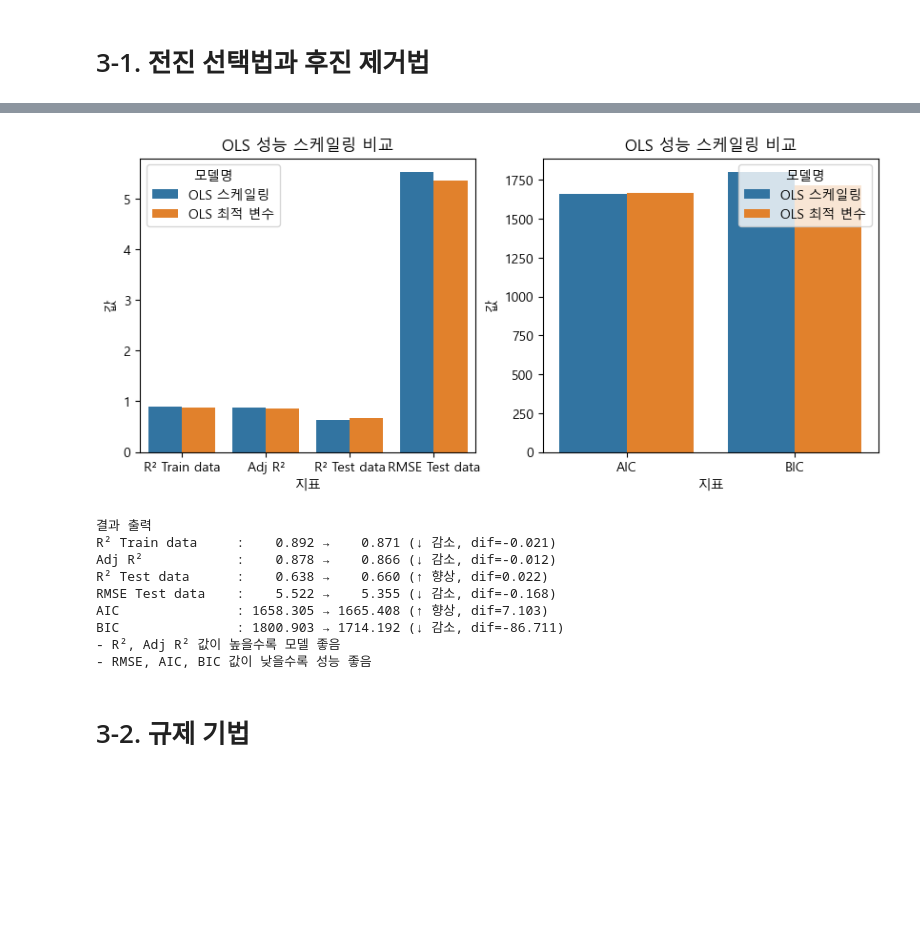
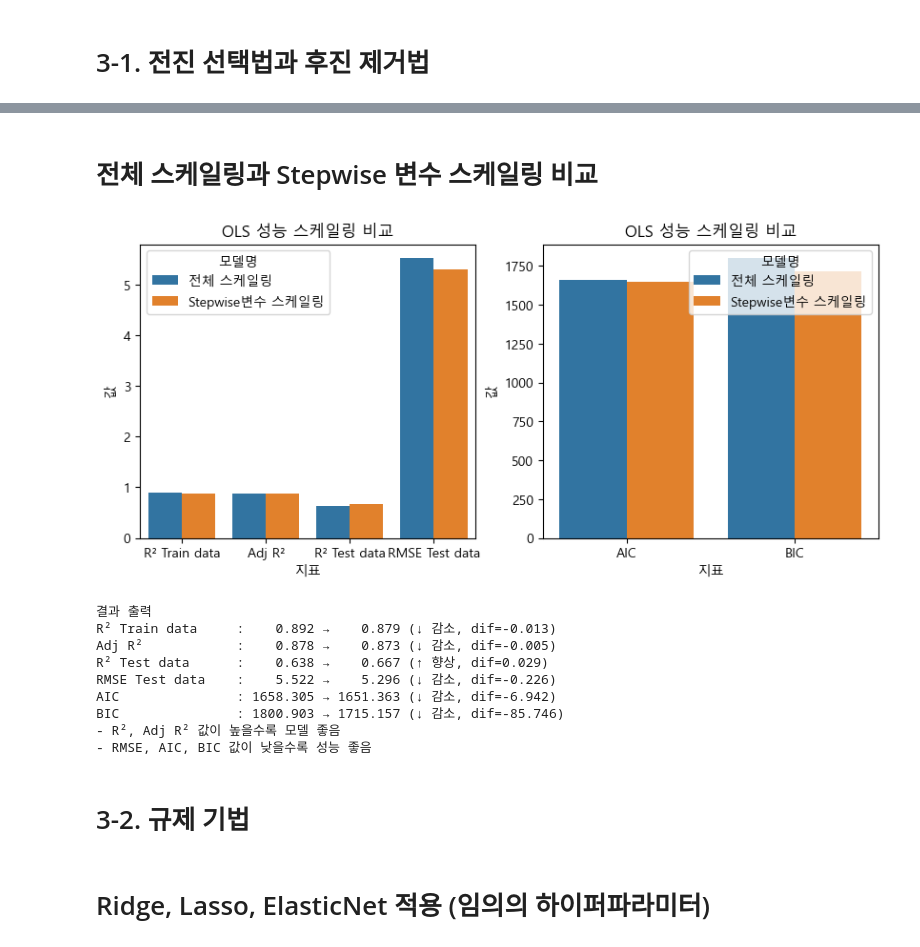
Before and after one commit to dbehdrbs0806/4th_2sem, a Jupyter notebook: BigDataAnalysis/HousingData_Analysis.ipynb, the cells around one changed output, grey strips where cells are left out. Cells and saved outputs as stored; diff of their text form; code cells hidden in the pictures; blank space fills up the shorter version.

```diff
--- a/BigDataAnalysis/HousingData_Analysis.ipynb
+++ b/BigDataAnalysis/HousingData_Analysis.ipynb
@@ -244,6 +287,6 @@ R²  : 0.6464
 # %%
 results = {
-    "모델명": ["OLS 원본", "OLS 스케일링"],
+    "모델명": ["원본 데이터", "테스트 스케일링"],
     "R² Train data": [ols_origin.rsquared, ols_test_scaled.rsquared],
     "Adj R²": [ols_origin.rsquared_adj, ols_test_scaled.rsquared_adj],
     "R² Test data" : [r2_ols_origin, r2_ols_test_scaled],
@@ -399,7 +467,7 @@ RMSE: 5.5222
 R²  : 0.6385
 # %%
 results = {
-    "모델명": ["OLS 테스트 스케일링", "OLS 스케일링"],
+    "모델명": ["테스트 스케일링", "전체 스케일링"],
     "R² Train data": [ols_test_scaled.rsquared, ols_scaled.rsquared],
     "Adj R²": [ols_test_scaled.rsquared_adj, ols_scaled.rsquared_adj],
     "R² Test data" : [r2_ols_test_scaled, r2_ols_scaled],
@@ -508,14 +579,0 @@ CV R2: 0.8446
-# %%
-X_train_sm2 = sm.add_constant(x_train_sm[best_forward])
-X_test_sm2 = sm.add_constant(x_test_sm[best_forward])
-
-ols_stepwise_scaled = sm.OLS(y_train, X_train_sm2).fit()
-print(ols_stepwise_scaled.summary())
-
-# 성능 평가
-y_pred = ols_stepwise_scaled.predict(X_test_sm2)
-rmse_ols_stepwise_scaled = np.sqrt(np.mean((y_test - y_pred)**2))
-r2_ols_stepwise_scaled = 1 - np.sum((y_test - y_pred)**2) / np.sum((y_test - y_test.mean())**2)
-
-print(f"RMSE: {rmse_ols_stepwise_scaled:.4f}")
-print(f"R²  : {r2_ols_stepwise_scaled:.4f}")
@@ -539,0 +582,15 @@ R²  : 0.6601
+# %%
+# 위 Stepwise 결과 중 성능 높은 결과로 진행
+X_train_sm2 = sm.add_constant(x_train_all[selected_features])
+X_test_sm2 = sm.add_constant(x_test_all[selected_features])
+
+ols_stepwise_scaled = sm.OLS(y_train, X_train_sm2).fit()
+print(ols_stepwise_scaled.summary())
+
+# 성능 평가
+y_pred = ols_stepwise_scaled.predict(X_test_sm2)
+rmse_ols_stepwise_scaled = np.sqrt(np.mean((y_test - y_pred)**2))
+r2_ols_stepwise_scaled = 1 - np.sum((y_test - y_pred)**2) / np.sum((y_test - y_test.mean())**2)
+
+print(f"RMSE: {rmse_ols_stepwise_scaled:.4f}")
+print(f"R²  : {r2_ols_stepwise_scaled:.4f}")
@@ -540,6 +615,8 @@ R²  : 0.6601
+# %% [markdown]
+# 전체 스케일링과 Stepwise 변수 스케일링 비교
 # %%
 results = {
-    "모델명": ["OLS 스케일링", "OLS 최적 변수"],
+    "모델명": ["전체 스케일링", "Stepwise변수 스케일링"],
     "R² Train data": [ols_scaled.rsquared, ols_stepwise_scaled.rsquared],
     "Adj R²": [ols_scaled.rsquared_adj, ols_stepwise_scaled.rsquared_adj],
     "R² Test data" : [r2_ols_scaled, r2_ols_stepwise_scaled],
@@ -550,45 +627,47 @@ results = {
 compare_df = pd.DataFrame(results)
 plot1 = compare_df.melt(id_vars="모델명",
                         value_vars=["R² Train data", "Adj R²", "R² Test data", "RMSE Test data"],
                         var_name="지표", value_name="값")
 
 plot2 = compare_df.melt(id_vars="모델명",
                         value_vars=["AIC", "BIC"],
                         var_name="지표", value_name="값")
 
 # 시각화
 fig, axes = plt.subplots(1, 2, figsize=(10, 4))
 
 sns.barplot(data=plot1, x="지표", y="값", hue="모델명", ax=axes[0])
 axes[0].set_title("OLS 성능 스케일링 비교")
 
 sns.barplot(data=plot2, x="지표", y="값", hue="모델명", ax=axes[1])
 axes[1].set_title("OLS 성능 스케일링 비교")
 plt.show()
 
 print("결과 출력")
 for col in compare_df.columns[1:]:
     val1 = compare_df.loc[0, col]
     val2 = compare_df.loc[1, col]
     diff = val2 - val1
     trend = "↑ 향상" if diff > 0 else "↓ 감소" if diff < 0 else "-"
     print(f"{col:<18}: {val1:>8.3f} → {val2:>8.3f} ({trend}, dif={diff:.3f})")
 
 print("- R², Adj R² 값이 높을수록 모델 좋음")
 print("- RMSE, AIC, BIC 값이 낮을수록 성능 좋음")
 # %% [output]
-[figure, old version]
+[figure, new version]
 결과 출력
-R² Train data     :    0.892 →    0.871 (↓ 감소, dif=-0.021)
-Adj R²            :    0.878 →    0.866 (↓ 감소, dif=-0.012)
-R² Test data      :    0.638 →    0.660 (↑ 향상, dif=0.022)
-RMSE Test data    :    5.522 →    5.355 (↓ 감소, dif=-0.168)
-AIC               : 1658.305 → 1665.408 (↑ 향상, dif=7.103)
-BIC               : 1800.903 → 1714.192 (↓ 감소, dif=-86.711)
+R² Train data     :    0.892 →    0.879 (↓ 감소, dif=-0.013)
+Adj R²            :    0.878 →    0.873 (↓ 감소, dif=-0.005)
+R² Test data      :    0.638 →    0.667 (↑ 향상, dif=0.029)
+RMSE Test data    :    5.522 →    5.296 (↓ 감소, dif=-0.226)
+AIC               : 1658.305 → 1651.363 (↓ 감소, dif=-6.942)
+BIC               : 1800.903 → 1715.157 (↓ 감소, dif=-85.746)
 - R², Adj R² 값이 높을수록 모델 좋음
 - RMSE, AIC, BIC 값이 낮을수록 성능 좋음
 # %% [markdown]
 # 3-2. 규제 기법
+# %% [markdown]
+#  Ridge, Lasso, ElasticNet 적용 (임의의 하이퍼파라미터)
 # %%
 from sklearn.linear_model import Ridge, Lasso, ElasticNet
 
```
Also changed, not shown: parts of 29 cells of this notebook, 2 other files.
